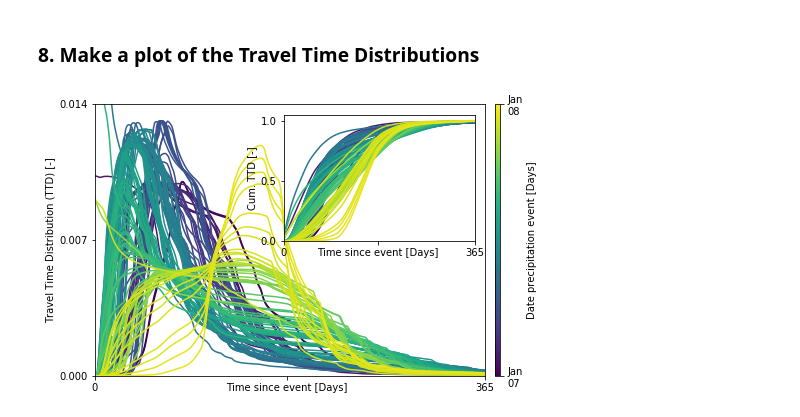
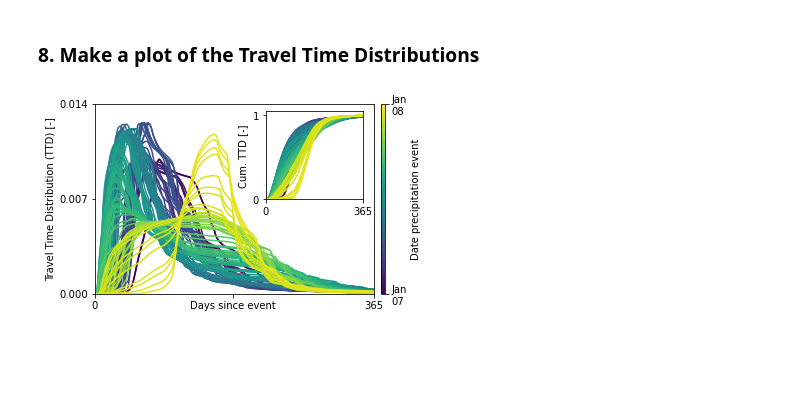
Before and after one commit to phydrus/phydrus, a Jupyter notebook: examples/phydrus_paper/Ex2/example_2.ipynb, the cells around one changed output. Cells and saved outputs as stored; diff of their text form; code cells hidden in the pictures; blank space fills up the shorter version.

```diff
--- a/examples/phydrus_paper/Ex2/example_2.ipynb
+++ b/examples/phydrus_paper/Ex2/example_2.ipynb
@@ -120,39 +124,39 @@ df2.index = df2.index.astype(float).astype(int)
 # %% [markdown]
 ### 7. Make plot of water ages in recharge flux
 # %%
-fig, ax1 = plt.subplots(1,1, figsize=(14,6), sharex=True)
-
-cmap = plt.cm.get_cmap('viridis')
+fig, ax1 = plt.subplots(1,1, figsize=(12,4), sharex=True)
+import copy
+cmap = copy.copy(mpl.cm.get_cmap("viridis"))
 cmap.set_under('w')
 cmap.set_over("w")
 a = cmap(np.linspace(0, 1, 365))
 
 # Plot the recharge and water age
-ax1.stackplot(df.index, df.values.T, edgecolor="", linewidth=0, colors=a[df.columns.astype(float).astype(int)]);
+df.plot(kind="area", ax=ax1, legend=False, linewidth=0, rasterized=True,
+        color=a[df.columns.astype(float).astype(int)])
 q.plot(ax=ax1, color="k")
 ax1.set_xlim(0)
-ax1.set_ylim(0, 1.2)
+ax1.set_ylim(0, 1.1)
 ax1.set_yticks([0, 0.5, 1])
 plt.xlabel("Time [Days]")
 plt.ylabel("Drainage [cm/day]")
 
 # Plot the Precipitation data
 ax2 = ax1.twinx()
-(-atm.Prec.iloc[:365]).plot.bar(ax=ax2, color=a,edgecolor="k", width=2)
-#(-atm.Prec.iloc[365:]).plot.bar(ax=ax2, sharex=ax1, color="w", edgecolor="k", width=2)
-ax2.bar(atm.Prec.iloc[365:].index, -atm.Prec.iloc[365:], color="w", edgecolor="k", width=1.5)
+atm.Prec.iloc[:365].plot.bar(ax=ax2, color=a, edgecolor="k", width=2)
+ax2.bar(atm.Prec.iloc[365:].index, atm.Prec.iloc[365:], color="w", edgecolor="k", width=1.5)
 ax2.set_ylabel("Precipitation [cm/day]")
-ax2.set_ylim(-16, 0)
-ax2.set_yticks([0,-2,-4])
-ax2.set_xlim(0,550)
+ax2.set_ylim(12, 0)
+ax2.set_yticks([0, 2, 4])
+ax2.set_xlim(0, 550)
 plt.xticks([0, 180, 365, 550], ["Jan-07", "Jul-07", "Jan-08", "Jul-08"])
 
 # Plot Colorbar
 norm  = mpl.colors.Normalize(vmin=0, vmax=365)
-axl = fig.add_axes([0.54, 0.70, 0.3, 0.02])
+axl = fig.add_axes([0.54, 0.60, 0.3, 0.02])
 cb1 = mpl.colorbar.ColorbarBase(axl, cmap=cmap, norm=norm, orientation='horizontal', extend="both",
-                                ticks=[0,365], label="Date precipitation event [Days]")
+                                ticks=[0,365], label="Date precipitation event")
 cb1.ax.set_xticklabels(["Jan\n07", "Jan\n08"]);
 
-#plt.savefig("../../figures/water_ages.eps", bbox_inches="tight", dpi=300)
+plt.savefig("../figures/figure_3.pdf", bbox_inches="tight", dpi=300)
 # %% [output]
@@ -160,41 +164,41 @@ cb1.ax.set_xticklabels(["Jan\n07", "Jan\n08"]);
 # %% [markdown]
 ### 8. Make a plot of the Travel Time Distributions
 # %%
-fig, ax = plt.subplots(1,1, figsize=(7, 5))
+fig, ax = plt.subplots(1,1, figsize=(5, 3.5))
 
-left, bottom, width, height = [0.50, 0.5, 0.38, 0.35]
+left, bottom, width, height = [0.6, 0.5, 0.27, 0.35]
 ax2 = fig.add_axes([left, bottom, width, height])
 
 for i in df2.columns:
     d = df2.loc[i:, i]
     d = d / d.cumsum().iloc[-1]
     d.index = range(len(d.index))
     d.plot(color=[a[i]], ax=ax)
 
     d = d.cumsum()/d.cumsum().iloc[-1]
     d.plot(color=[a[i]], ax=ax2)
 
 ax.set_xticks([0, 180, 365])
-ax.set_xticklabels(["0", "Time since event [Days]", "365"])
+ax.set_xticklabels(["0", "Days since event", "365"])
 ax.set_xlim(0, 365)
 ax.set_ylim(0, 0.014);
 ax.set_yticks([0, 0.007, 0.014])
 ax.set_ylabel("Travel Time Distribution (TTD) [-]")
 
 ax2.set_xlim(0, 365)
 ax2.set_ylim(0);
-ax2.set_xticks([0, 180, 365])
-ax2.set_xticklabels(["0", "Time since event [Days]", "365"])
-ax2.set_yticks([0, 0.5, 1])
+ax2.set_xticks([0, 365])
+ax2.set_xticklabels(["0", "365"])
+ax2.set_yticks([0, 1])
 ax2.set_ylabel("Cum. TTD [-]")
 
 # Plot Colorbar
 axl = fig.add_axes([0.92, 0.125, 0.01, 0.755])
 norm  = mpl.colors.Normalize(vmin=0, vmax=365)
 cb1 = mpl.colorbar.ColorbarBase(axl, cmap=cmap, norm=norm, orientation='vertical',
-                                ticks=[0,365], label="Date precipitation event [Days]")
+                                ticks=[0,365], label="Date precipitation event")
 cb1.ax.set_yticklabels(["Jan\n07", "Jan\n08"]);
 
-#plt.savefig("../../figures/mttd_curves.eps", bbox_inches="tight")
+plt.savefig("../figures/figure_2.pdf", bbox_inches="tight")
 # %% [output]
-[figure, old version]
+[figure, new version]
```
Also changed, not shown: parts of 11 cells of this notebook, 15 other files.
